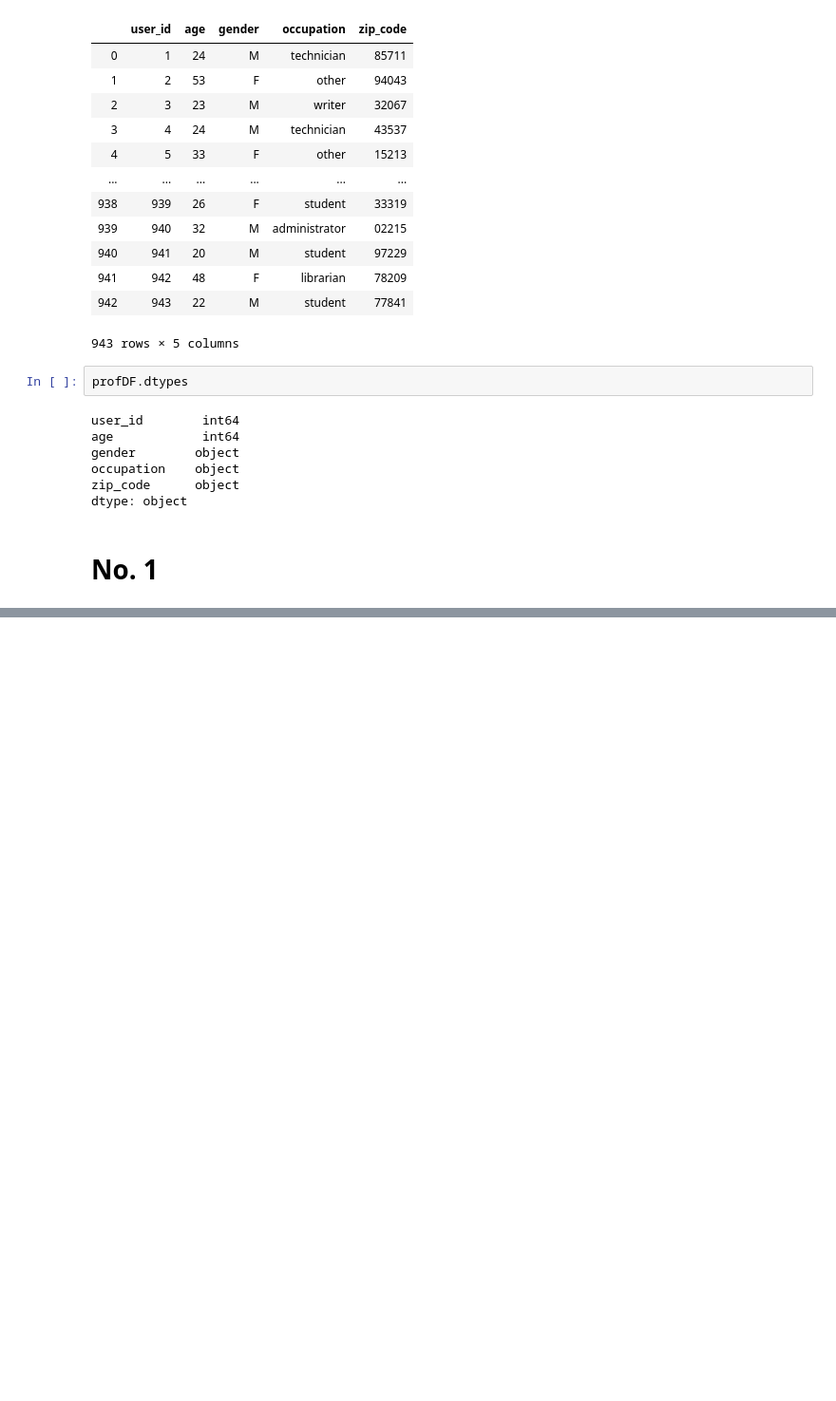
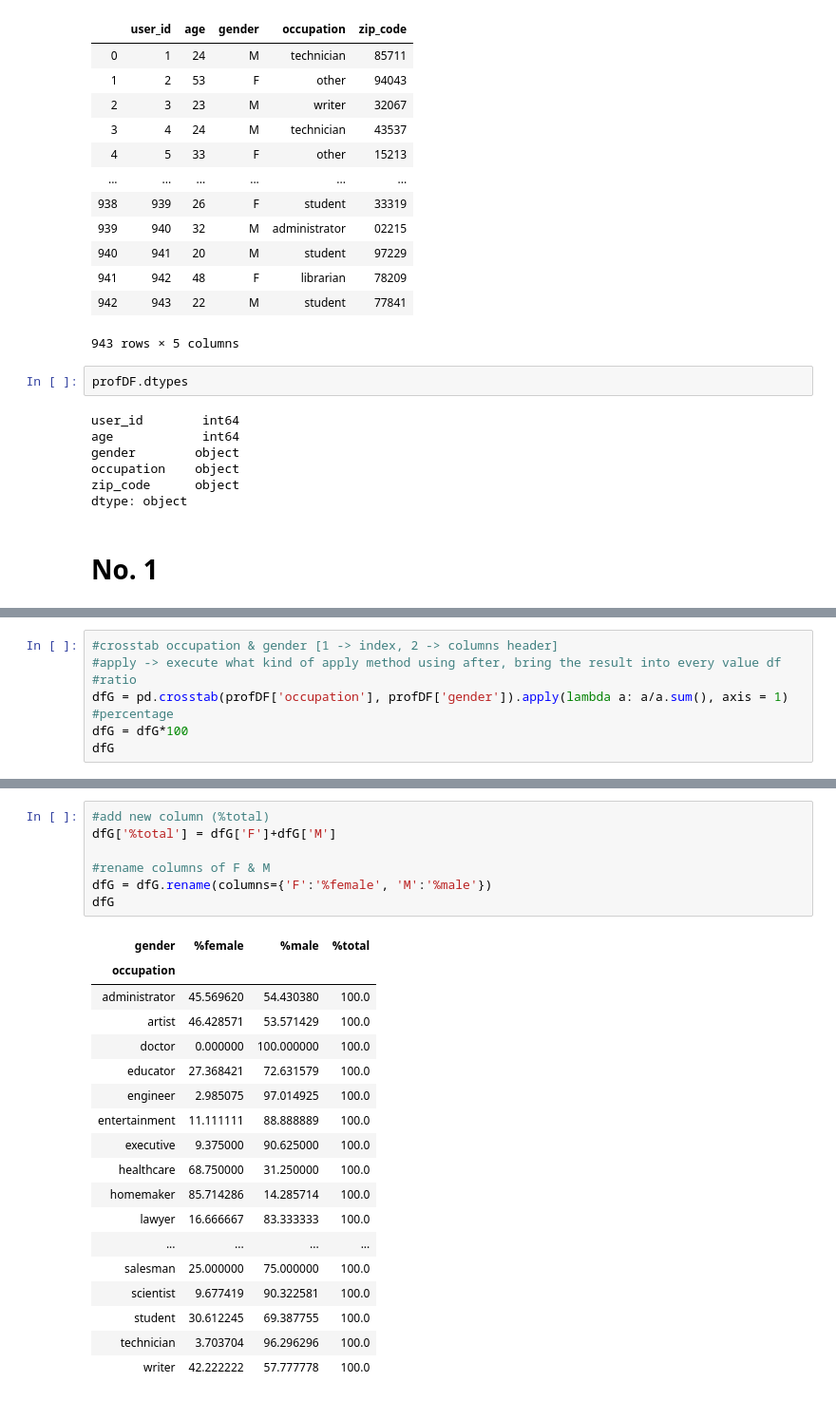
Before and after one commit to ksmrdn/Daftar_Profesi, a Jupyter notebook: Ujian_Daftar_Profesi.ipynb, the cells around one changed output, grey strips where cells are left out. Shown: that part at 95% size. Saved outputs shown, nothing was run; the diff lists cells and outputs as text; blank space fills up the shorter version.

```diff
--- a/Ujian_Daftar_Profesi.ipynb
+++ b/Ujian_Daftar_Profesi.ipynb
@@ -78,0 +139,8 @@ profOc
+# %%
+#crosstab occupation & gender [1 -> index, 2 -> columns header]
+#apply -> execute what kind of apply method using after, bring the result into every value df
+#ratio
+dfG = pd.crosstab(profDF['occupation'], profDF['gender']).apply(lambda a: a/a.sum(), axis = 1)
+#percentage
+dfG = dfG*100
+dfG
@@ -78,0 +166,26 @@ profOc
+# %%
+#add new column (%total)
+dfG['%total'] = dfG['F']+dfG['M']
+
+#rename columns of F & M
+dfG = dfG.rename(columns={'F':'%female', 'M':'%male'})
+dfG
+# %% [output]
+| gender | %female | %male | %total |
+| occupation |  |  |  |
+| administrator | 45.569620 | 54.430380 | 100.0 |
+| artist | 46.428571 | 53.571429 | 100.0 |
+| doctor | 0.000000 | 100.000000 | 100.0 |
+| educator | 27.368421 | 72.631579 | 100.0 |
+| engineer | 2.985075 | 97.014925 | 100.0 |
+| entertainment | 11.111111 | 88.888889 | 100.0 |
+| executive | 9.375000 | 90.625000 | 100.0 |
+| healthcare | 68.750000 | 31.250000 | 100.0 |
+| homemaker | 85.714286 | 14.285714 | 100.0 |
+| lawyer | 16.666667 | 83.333333 | 100.0 |
+| ... | ... | ... | ... |
+| salesman | 25.000000 | 75.000000 | 100.0 |
+| scientist | 9.677419 | 90.322581 | 100.0 |
+| student | 30.612245 | 69.387755 | 100.0 |
+| technician | 3.703704 | 96.296296 | 100.0 |
+| writer | 42.222222 | 57.777778 | 100.0 |
```
Also changed, not shown: parts of 12 cells of this notebook.
